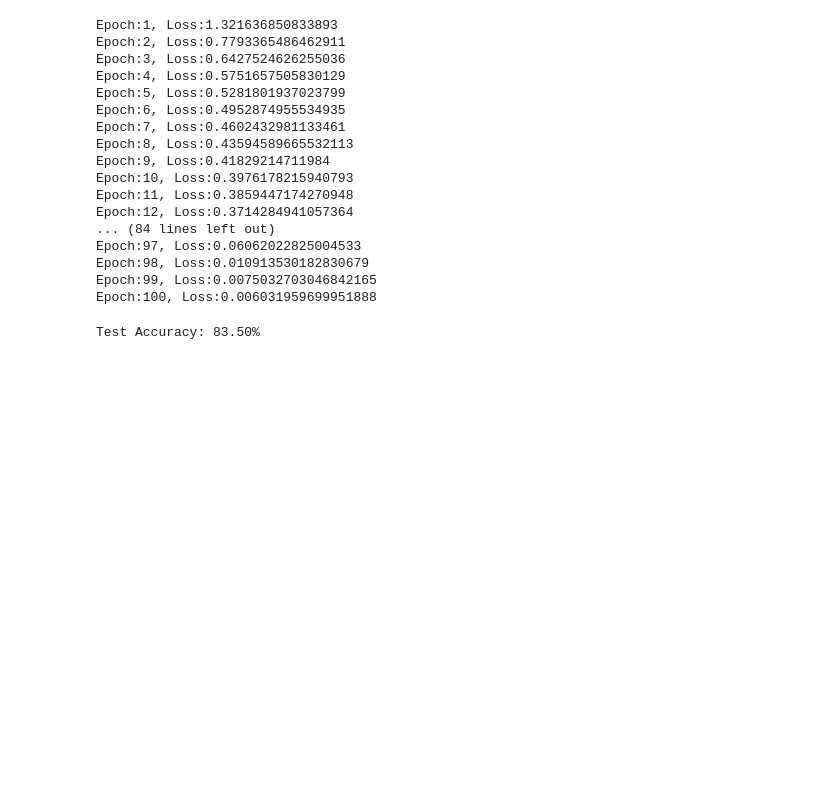
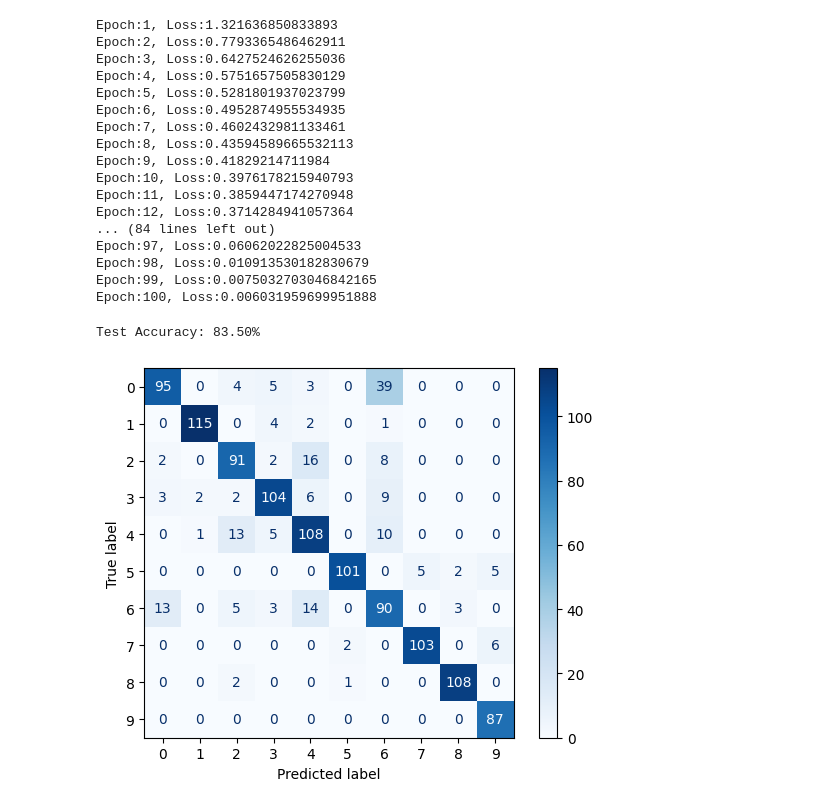
Before and after one commit to Kabeer07-dev/pytorch_practice, a Jupyter notebook: ANN/ann.ipynb, the cells around one changed output. Cells and saved outputs as stored; diff of their text form; code cells hidden in the pictures; blank space fills up the shorter version.

Commit message:
plot confusion matrix and classification report

```diff
--- a/ANN/ann.ipynb
+++ b/ANN/ann.ipynb
@@ -150,3 +150,28 @@ accuracy = 100 * correct / total
 print(f"Test Accuracy: {accuracy:.2f}%")
 # %% [output]
 Test Accuracy: 83.50%
+# %%
+from sklearn.metrics import confusion_matrix, ConfusionMatrixDisplay
+import matplotlib.pyplot as plt
+
+model.eval()
+
+y_true = []
+y_pred = []
+
+with torch.no_grad():
+    for batch_features, batch_labels in test_loader:
+
+        outputs = model(batch_features)
+        _, predicted = torch.max(outputs, 1)
+
+        y_true.extend(batch_labels.numpy())
+        y_pred.extend(predicted.numpy())
+
+cm = confusion_matrix(y_true, y_pred)
+
+disp = ConfusionMatrixDisplay(confusion_matrix=cm)
+disp.plot(cmap="Blues")
+plt.show()
+# %% [output]
+[figure, added]
```
Also changed, not shown: parts of 1 cell of this notebook.
